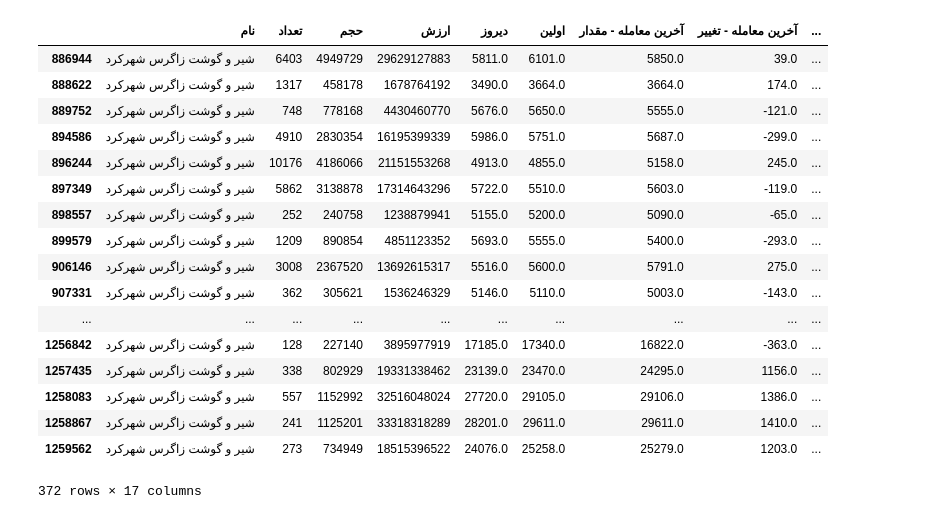
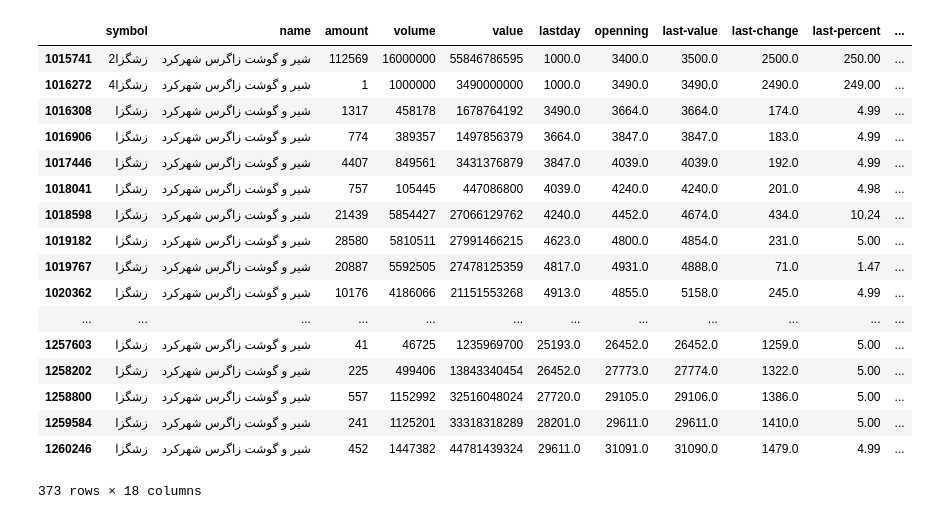
Before and after one commit to nimacgit/Trader, a Jupyter notebook: Convertor.ipynb, the cells around one changed output. Saved outputs shown, nothing was run; the diff lists cells and outputs as text; code cells hidden in the pictures.

```diff
--- a/Convertor.ipynb
+++ b/Convertor.ipynb
@@ -14,3 +11,10 @@ xcelLocation = "../xcels/"
+# %%
+xcelLocation = "../xcels/"
+!export xcelLocation="../xcels/"
+HEADER = ["symbol", "name", "amount", "volume", "value", "lastday", "openning", "last-value",
+ "last-change", "last-percent", "ending-value", "ending-change", "ending-percent",
+ "min", "max",]
+HEADER_extra = HEADER + ["year", "month", "day"]
 # %%
 !ls $xcelLocation | grep ".xlsx" > xlFiles
 tmp = !cat xlFiles
@@ -26,9 +30,10 @@ def convert(xcelLocation, xlFileName, returnAllMode=False):
     xl = None
     try:
         if (not Path(xcelLocation + xlFileName + '.csv').is_file()) or returnAllMode:
-            xl = pd.read_excel(xcelLocation + xlFileName + ".xlsx", index_col=0,
+            xl = pd.read_excel(xcelLocation + xlFileName + ".xlsx",
                                header=[0], skiprows=[0,1])
-            xl.to_csv(xcelLocation + xlFileName + '.csv', encoding='utf-8', index=False)
+            xl.columns = HEADER
+            xl.to_csv(xcelLocation + xlFileName + '.csv', encoding='utf-8', index=False, header=HEADER)
     except:
         xl = str(xlFileName)
     finally:
@@ -103,7 +108,7 @@ Thread-5 done
 Thread-14 done
 # %%
 print(len(allDFs))
-def makeMasterTable():
+def makeMasterTable(chunkSize):
     for index, df in enumerate(allDFs):
         year, month, day = allDFNames[index].split("-")
         yearlist = np.full(len(df), year).tolist()
@@ -113,7 +118,20 @@ def makeMasterTable():
         df["month"] = monthlist
         df["day"] = daylist
     xl = pd.concat(allDFs, keys=allDFNames, ignore_index=True)
-    xl.to_csv(xcelLocation + 'master.csv', encoding='utf-8', index=False)
+    xl.columns = HEADER_extra
+    xl = xl.astype({"year": int, "month": int, "day": int})
+    print(xl.dtypes)
+    xl.sort_values(by=['year', 'month', 'day'], inplace=True)
+    xl.reset_index(drop=True, inplace=True)
+    i = 0
+    while i*chunkSize < len(xl):
+        if (i+1)*chunkSize < len(xl):
+            df_i = xl.iloc[i*chunkSize:(i+1)*chunkSize]
+        else:
+            df_i = xl.iloc[i*chunkSize:]
+        df_i.to_csv('{xcelLocation}master{i}.csv'.format(i=i, xcelLocation=xcelLocation),
+                    header=HEADER_extra, encoding='utf-8', index=False)
+        i += 1
     return xl
-allDF = makeMasterTable()
+allDF = makeMasterTable(1000000)
 # %% [output]
@@ -121,21 +179,21 @@ allDF = makeMasterTable()
 # %%
-allDF.loc[allDF["نام"] == "شير و گوشت زاگرس شهركرد"]
+allDF.loc[allDF["name"] == "شير و گوشت زاگرس شهركرد"]
 # %% [output]
-|  | نام | تعداد | حجم | ارزش | دیروز | اولین | آخرین معامله - مقدار | آخرین معامله - تغییر | ... |
-| 886944 | شير و گوشت زاگرس شهركرد | 6403 | 4949729 | 29629127883 | 5811.0 | 6101.0 | 5850.0 | 39.0 | ... |
-| 888622 | شير و گوشت زاگرس شهركرد | 1317 | 458178 | 1678764192 | 3490.0 | 3664.0 | 3664.0 | 174.0 | ... |
-| 889752 | شير و گوشت زاگرس شهركرد | 748 | 778168 | 4430460770 | 5676.0 | 5650.0 | 5555.0 | -121.0 | ... |
-| 894586 | شير و گوشت زاگرس شهركرد | 4910 | 2830354 | 16195399339 | 5986.0 | 5751.0 | 5687.0 | -299.0 | ... |
-| 896244 | شير و گوشت زاگرس شهركرد | 10176 | 4186066 | 21151553268 | 4913.0 | 4855.0 | 5158.0 | 245.0 | ... |
-| 897349 | شير و گوشت زاگرس شهركرد | 5862 | 3138878 | 17314643296 | 5722.0 | 5510.0 | 5603.0 | -119.0 | ... |
-| 898557 | شير و گوشت زاگرس شهركرد | 252 | 240758 | 1238879941 | 5155.0 | 5200.0 | 5090.0 | -65.0 | ... |
-| 899579 | شير و گوشت زاگرس شهركرد | 1209 | 890854 | 4851123352 | 5693.0 | 5555.0 | 5400.0 | -293.0 | ... |
-| 906146 | شير و گوشت زاگرس شهركرد | 3008 | 2367520 | 13692615317 | 5516.0 | 5600.0 | 5791.0 | 275.0 | ... |
-| 907331 | شير و گوشت زاگرس شهركرد | 362 | 305621 | 1536246329 | 5146.0 | 5110.0 | 5003.0 | -143.0 | ... |
-| ... | ... | ... | ... | ... | ... | ... | ... | ... | ... |
-| 1256842 | شير و گوشت زاگرس شهركرد | 128 | 227140 | 3895977919 | 17185.0 | 17340.0 | 16822.0 | -363.0 | ... |
-| 1257435 | شير و گوشت زاگرس شهركرد | 338 | 802929 | 19331338462 | 23139.0 | 23470.0 | 24295.0 | 1156.0 | ... |
-| 1258083 | شير و گوشت زاگرس شهركرد | 557 | 1152992 | 32516048024 | 27720.0 | 29105.0 | 29106.0 | 1386.0 | ... |
-| 1258867 | شير و گوشت زاگرس شهركرد | 241 | 1125201 | 33318318289 | 28201.0 | 29611.0 | 29611.0 | 1410.0 | ... |
-| 1259562 | شير و گوشت زاگرس شهركرد | 273 | 734949 | 18515396522 | 24076.0 | 25258.0 | 25279.0 | 1203.0 | ... |
+|  | symbol | name | amount | volume | value | lastday | openning | last-value | last-change | last-percent | ... |
+| 1015741 | زشگزا2 | شير و گوشت زاگرس شهركرد | 112569 | 16000000 | 55846786595 | 1000.0 | 3400.0 | 3500.0 | 2500.0 | 250.00 | ... |
+| 1016272 | زشگزا4 | شير و گوشت زاگرس شهركرد | 1 | 1000000 | 3490000000 | 1000.0 | 3490.0 | 3490.0 | 2490.0 | 249.00 | ... |
+| 1016308 | زشگزا | شير و گوشت زاگرس شهركرد | 1317 | 458178 | 1678764192 | 3490.0 | 3664.0 | 3664.0 | 174.0 | 4.99 | ... |
+| 1016906 | زشگزا | شير و گوشت زاگرس شهركرد | 774 | 389357 | 1497856379 | 3664.0 | 3847.0 | 3847.0 | 183.0 | 4.99 | ... |
+| 1017446 | زشگزا | شير و گوشت زاگرس شهركرد | 4407 | 849561 | 3431376879 | 3847.0 | 4039.0 | 4039.0 | 192.0 | 4.99 | ... |
+| 1018041 | زشگزا | شير و گوشت زاگرس شهركرد | 757 | 105445 | 447086800 | 4039.0 | 4240.0 | 4240.0 | 201.0 | 4.98 | ... |
+| 1018598 | زشگزا | شير و گوشت زاگرس شهركرد | 21439 | 5854427 | 27066129762 | 4240.0 | 4452.0 | 4674.0 | 434.0 | 10.24 | ... |
+| 1019182 | زشگزا | شير و گوشت زاگرس شهركرد | 28580 | 5810511 | 27991466215 | 4623.0 | 4800.0 | 4854.0 | 231.0 | 5.00 | ... |
+| 1019767 | زشگزا | شير و گوشت زاگرس شهركرد | 20887 | 5592505 | 27478125359 | 4817.0 | 4931.0 | 4888.0 | 71.0 | 1.47 | ... |
+| 1020362 | زشگزا | شير و گوشت زاگرس شهركرد | 10176 | 4186066 | 21151553268 | 4913.0 | 4855.0 | 5158.0 | 245.0 | 4.99 | ... |
+| ... | ... | ... | ... | ... | ... | ... | ... | ... | ... | ... | ... |
+| 1257603 | زشگزا | شير و گوشت زاگرس شهركرد | 41 | 46725 | 1235969700 | 25193.0 | 26452.0 | 26452.0 | 1259.0 | 5.00 | ... |
+| 1258202 | زشگزا | شير و گوشت زاگرس شهركرد | 225 | 499406 | 13843340454 | 26452.0 | 27773.0 | 27774.0 | 1322.0 | 5.00 | ... |
+| 1258800 | زشگزا | شير و گوشت زاگرس شهركرد | 557 | 1152992 | 32516048024 | 27720.0 | 29105.0 | 29106.0 | 1386.0 | 5.00 | ... |
+| 1259584 | زشگزا | شير و گوشت زاگرس شهركرد | 241 | 1125201 | 33318318289 | 28201.0 | 29611.0 | 29611.0 | 1410.0 | 5.00 | ... |
+| 1260246 | زشگزا | شير و گوشت زاگرس شهركرد | 452 | 1447382 | 44781439324 | 29611.0 | 31091.0 | 31090.0 | 1479.0 | 4.99 | ... |
-372 rows × 17 columns
+373 rows × 18 columns
```
Also changed, not shown: parts of 4 cells of this notebook, 5 other files.
